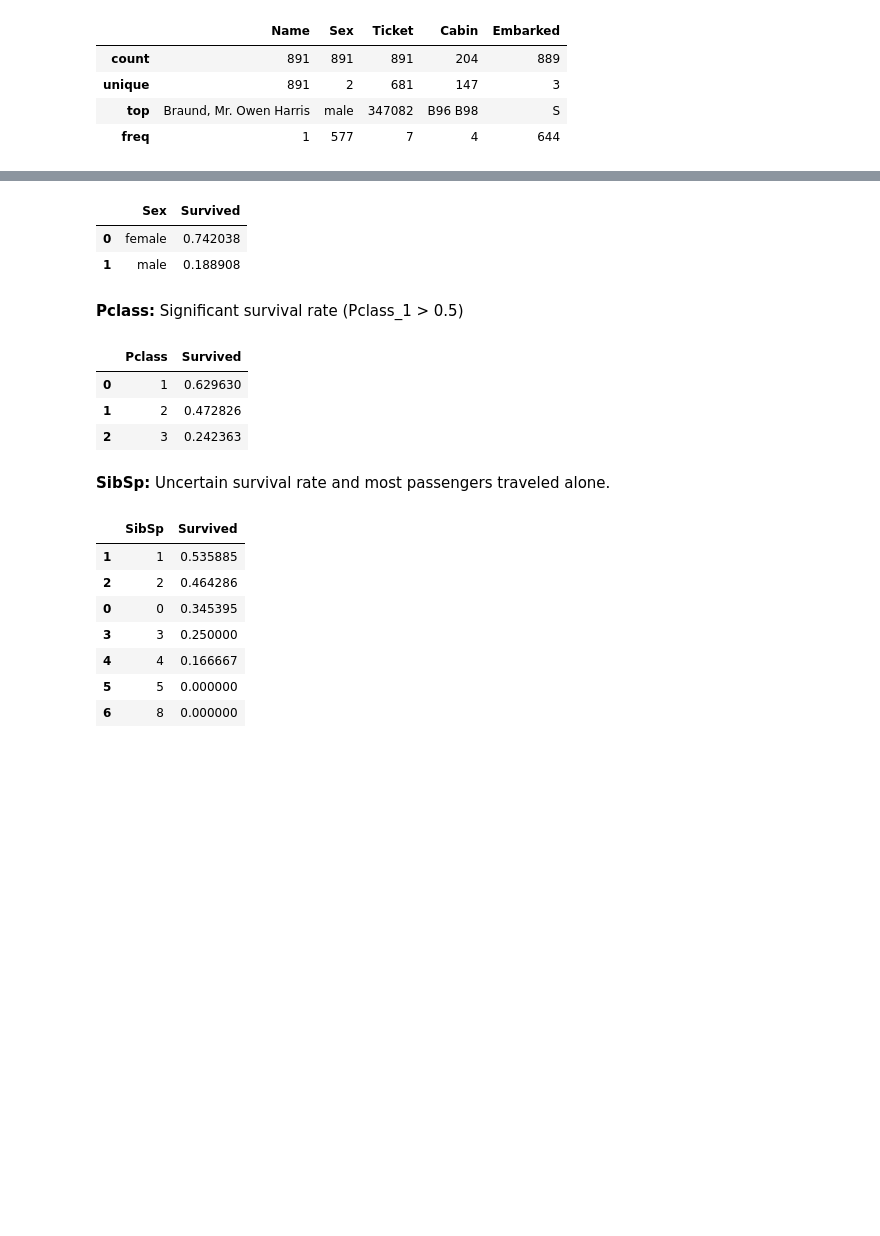
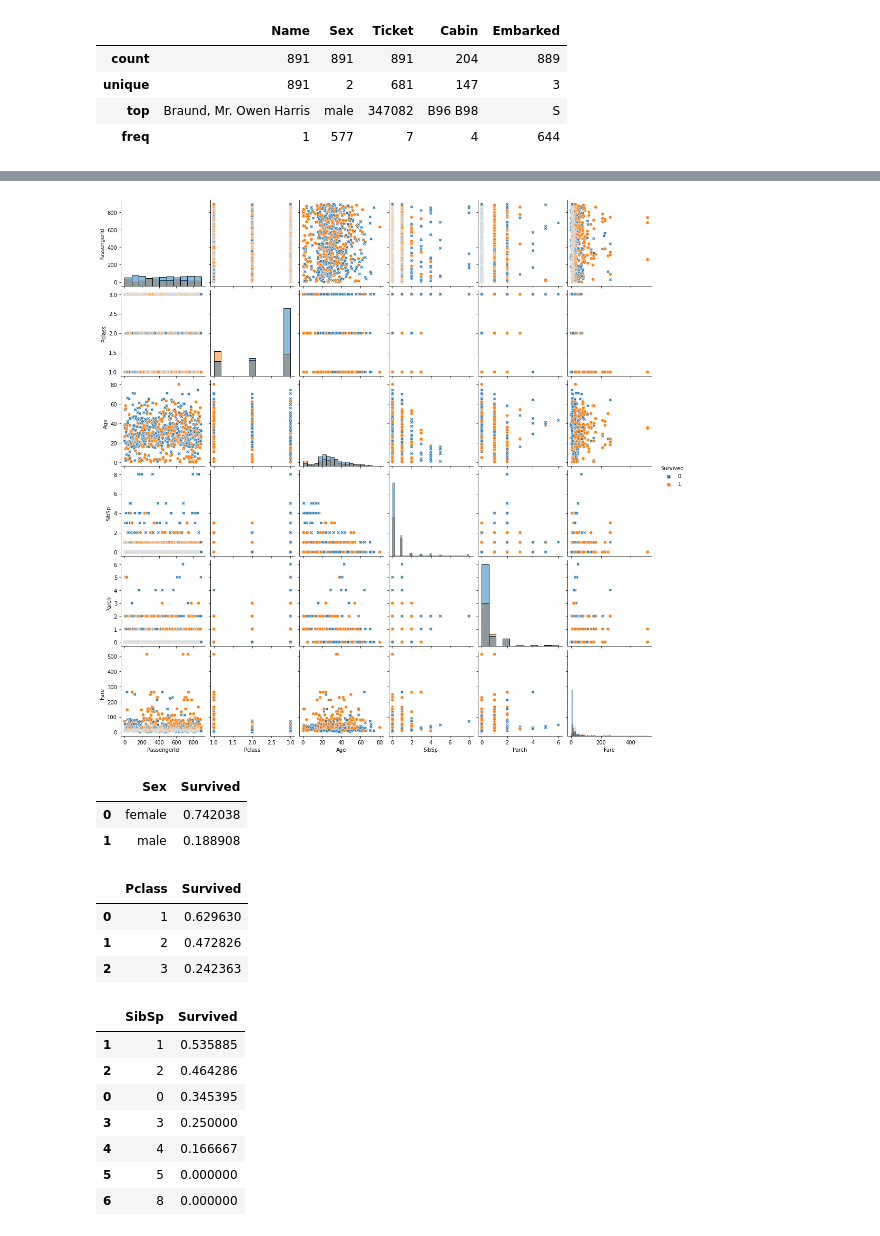
Before and after one commit to lucasnbarros/titanic-machine-learning-from-disaster, a Jupyter notebook: titanic-machine-learning-from-disaster.ipynb, the cells around one changed output, grey strips where cells are left out. Drawn from its saved outputs; the diff is of its cells as text; code cells hidden in the pictures; blank space fills up the shorter version.

```diff
--- a/titanic-machine-learning-from-disaster.ipynb
+++ b/titanic-machine-learning-from-disaster.ipynb
@@ -181,11 +241,14 @@ train_df.describe(include=object)
+# %%
+sns.pairplot(train_df,hue="Survived",kind="scatter",diag_kind="hist", markers=["X","o"])
+plt.show()
+# %% [output]
+[figure, added]
 # %%
 train_df[["Sex", "Survived"]].groupby(['Sex'], as_index=False).mean().sort_values(by='Survived', ascending=False)
 # %% [output]
 |  | Sex | Survived |
 | 0 | female | 0.742038 |
 | 1 | male | 0.188908 |
-# %% [markdown]
-**Pclass:** Significant survival rate (Pclass_1 > 0.5)
 # %%
 train_df[['Pclass', 'Survived']].groupby(['Pclass'], as_index=False).mean().sort_values(by='Survived', ascending=False)
 # %% [output]
@@ -193,8 +256,6 @@ train_df[['Pclass', 'Survived']].groupby(['Pclass'], as_index=False).mean().sort
 | 0 | 1 | 0.629630 |
 | 1 | 2 | 0.472826 |
 | 2 | 3 | 0.242363 |
-# %% [markdown]
-**SibSp:** Uncertain survival rate and most passengers traveled alone.
 # %%
 train_df[["SibSp", "Survived"]].groupby(['SibSp'], as_index=False).mean().sort_values(by='Survived', ascending=False)
 # %% [output]
```
Also changed, not shown: parts of 30 cells of this notebook.
